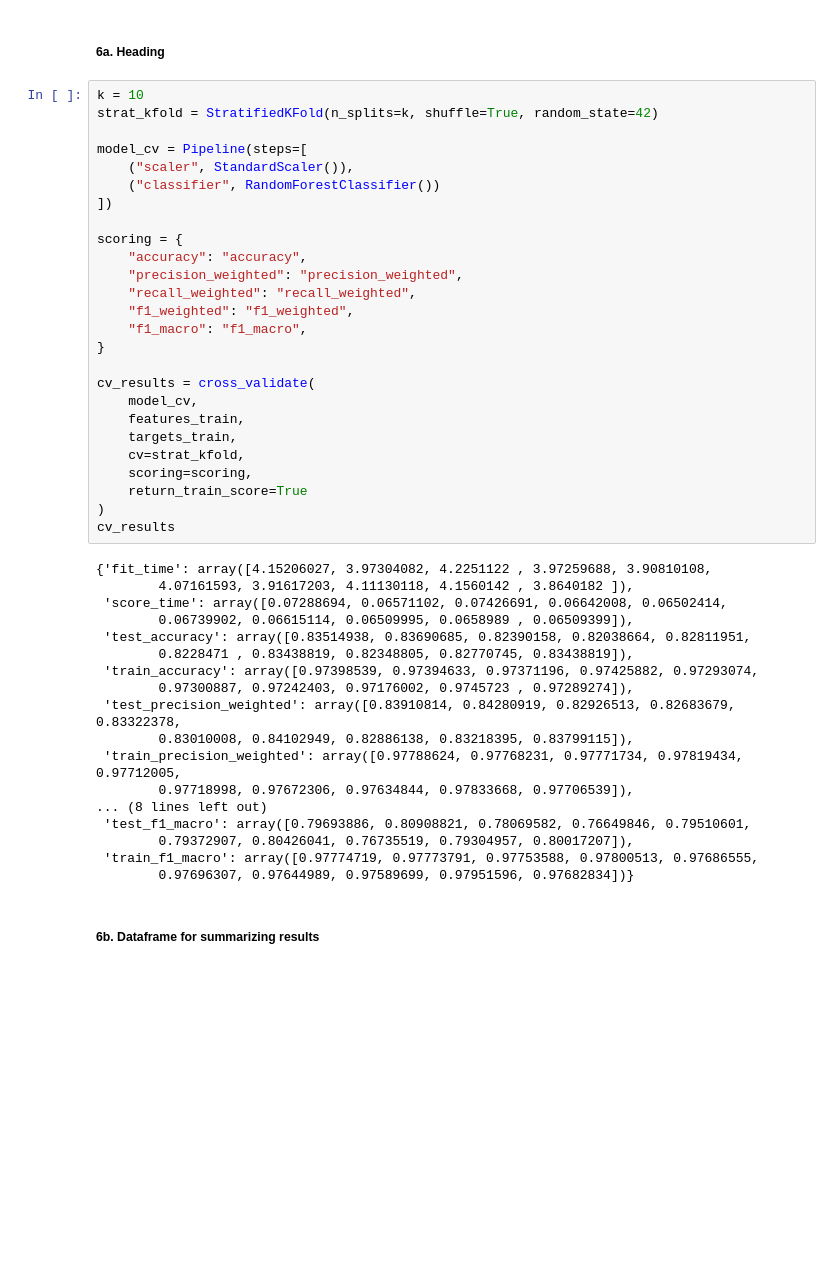
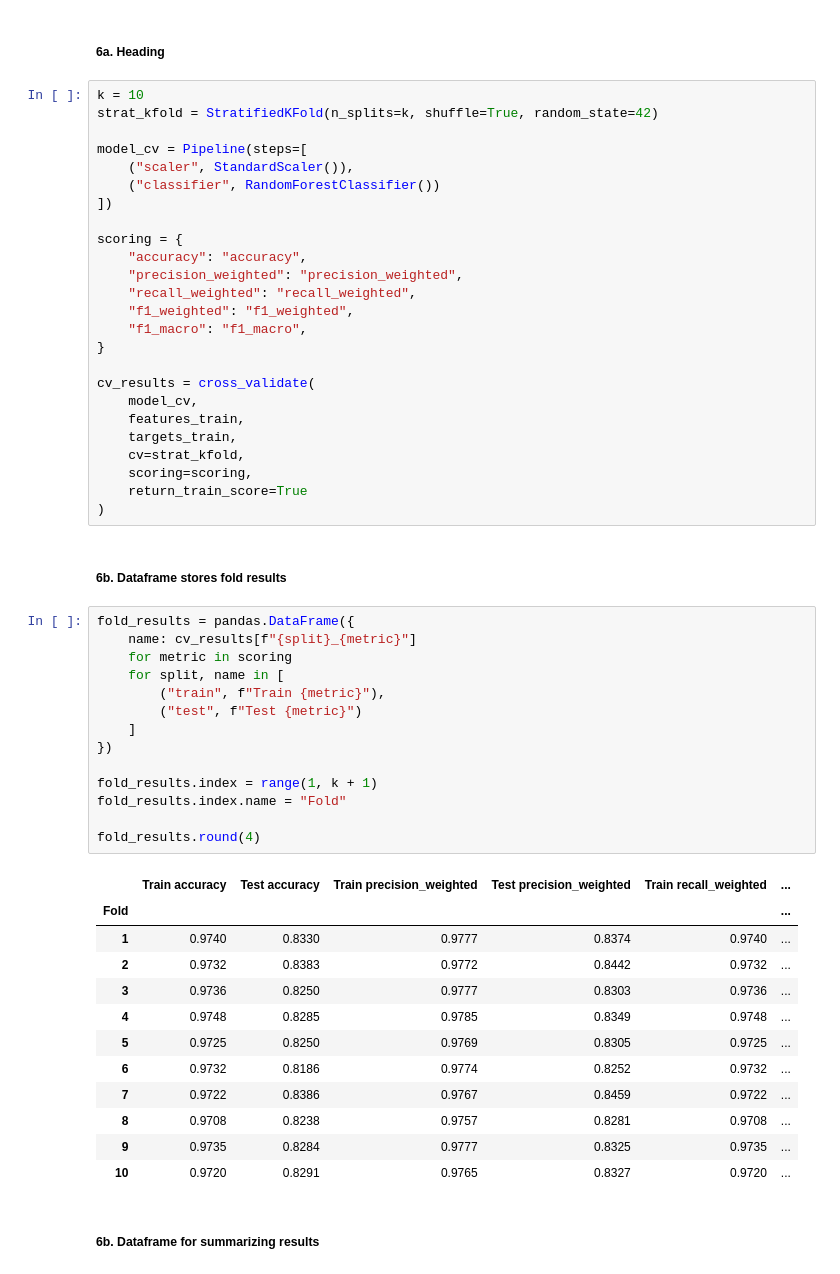
Before and after one commit to Highlighter56/NetworkTrafficClassifier, a Jupyter notebook: notebooks/rndfor_scikit.ipynb, the cells around one changed output. Saved outputs shown, nothing was run; the diff lists cells and outputs as text; blank space fills up the shorter version.

```diff
--- a/notebooks/rndfor_scikit.ipynb
+++ b/notebooks/rndfor_scikit.ipynb
@@ -400,25 +400,35 @@ cv_results = cross_validate(
     scoring=scoring,
     return_train_score=True
 )
-cv_results
-# %% [output]
-{'fit_time': array([4.15206027, 3.97304082, 4.2251122 , 3.97259688, 3.90810108,
-        4.07161593, 3.91617203, 4.11130118, 4.1560142 , 3.8640182 ]),
- 'score_time': array([0.07288694, 0.06571102, 0.07426691, 0.06642008, 0.06502414,
-        0.06739902, 0.06615114, 0.06509995, 0.0658989 , 0.06509399]),
- 'test_accuracy': array([0.83514938, 0.83690685, 0.82390158, 0.82038664, 0.82811951,
-        0.8228471 , 0.83438819, 0.82348805, 0.82770745, 0.83438819]),
- 'train_accuracy': array([0.97398539, 0.97394633, 0.97371196, 0.97425882, 0.97293074,
-        0.97300887, 0.97242403, 0.97176002, 0.9745723 , 0.97289274]),
- 'test_precision_weighted': array([0.83910814, 0.84280919, 0.82926513, 0.82683679, 0.83322378,
-        0.83010008, 0.84102949, 0.82886138, 0.83218395, 0.83799115]),
- 'train_precision_weighted': array([0.97788624, 0.97768231, 0.97771734, 0.97819434, 0.97712005,
-        0.97718998, 0.97672306, 0.97634844, 0.97833668, 0.97706539]),
-... (8 lines left out)
- 'test_f1_macro': array([0.79693886, 0.80908821, 0.78069582, 0.76649846, 0.79510601,
-        0.79372907, 0.80426041, 0.76735519, 0.79304957, 0.80017207]),
- 'train_f1_macro': array([0.97774719, 0.97773791, 0.97753588, 0.97800513, 0.97686555,
-        0.97696307, 0.97644989, 0.97589699, 0.97951596, 0.97682834])}
+# %% [markdown]
+##### 6b. Dataframe stores fold results
+# %%
+fold_results = pandas.DataFrame({
+    name: cv_results[f"{split}_{metric}"]
+    for metric in scoring
+    for split, name in [
+        ("train", f"Train {metric}"),
+        ("test", f"Test {metric}")
+    ]
+})
+
+fold_results.index = range(1, k + 1)
+fold_results.index.name = "Fold"
+
+fold_results.round(4)
+# %% [output]
+|  | Train accuracy | Test accuracy | Train precision_weighted | Test precision_weighted | Train recall_weighted | ... |
+| Fold |  |  |  |  |  | ... |
+| 1 | 0.9740 | 0.8330 | 0.9777 | 0.8374 | 0.9740 | ... |
+| 2 | 0.9732 | 0.8383 | 0.9772 | 0.8442 | 0.9732 | ... |
+| 3 | 0.9736 | 0.8250 | 0.9777 | 0.8303 | 0.9736 | ... |
+| 4 | 0.9748 | 0.8285 | 0.9785 | 0.8349 | 0.9748 | ... |
+| 5 | 0.9725 | 0.8250 | 0.9769 | 0.8305 | 0.9725 | ... |
+| 6 | 0.9732 | 0.8186 | 0.9774 | 0.8252 | 0.9732 | ... |
+| 7 | 0.9722 | 0.8386 | 0.9767 | 0.8459 | 0.9722 | ... |
+| 8 | 0.9708 | 0.8238 | 0.9757 | 0.8281 | 0.9708 | ... |
+| 9 | 0.9735 | 0.8284 | 0.9777 | 0.8325 | 0.9735 | ... |
+| 10 | 0.9720 | 0.8291 | 0.9765 | 0.8327 | 0.9720 | ... |
 # %% [markdown]
 ##### 6b. Dataframe for summarizing results
 # %%
```
Also changed, not shown: parts of 2 cells of this notebook, 1 other file.
